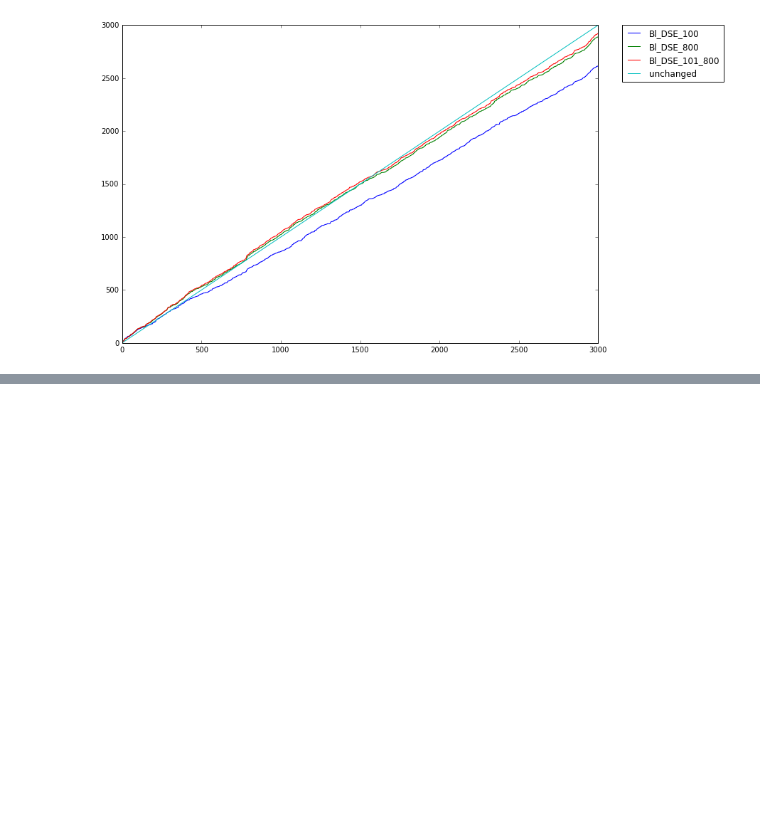
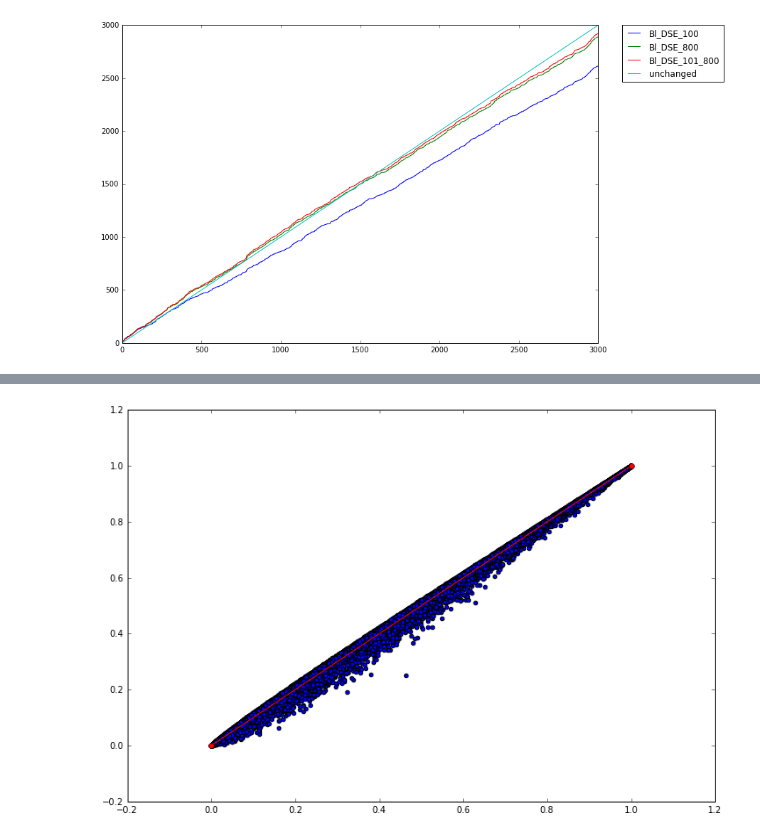
Before and after one commit to picrin/phdAll, a Jupyter notebook: masterBlood.ipynb, the cells around one changed output, grey strips where cells are left out. Saved outputs shown, nothing was run; the diff lists cells and outputs as text; code cells hidden in the pictures; blank space fills up the shorter version.

```diff
--- a/masterBlood.ipynb
+++ b/masterBlood.ipynb
@@ -646,6 +663,7 @@ There are various possibilities as to why that is:
 utils.executeNotebook("analyseLimma.ipynb", ".")
 # %%
 Adam2Genes = loadLimma("cleanedLimma")
+Adam2GenesPValue = loadLimmaPValue("cleanedLimma")
 # %%
 print("The most significant 10 genes")
 print(Adam2Genes[:10])
@@ -860,0 +906,25 @@ makeWilfsPlot(3000)
+# %%
+benjhoch[:10]
+
+idsToPairs = {}
+
+for id, gene in Adam2GenesPValue:
+    idsToPairs[id[1:]] = [gene]
+
+for gene, id in benjhoch:
+    idsToPairs[id].append(gene)
+
+idsToPairs
+
+pValues1 = [pValues[0] for key, pValues in idsToPairs.items()]
+pValues2 = [pValues[1] for key, pValues in idsToPairs.items()]
+
+plt.scatter(pValues1, pValues2)
+plt.plot([0,1], [0,1], 'ro-')
+
+x_label = "Limma"
+y_label="Adam"
+
+#sortedGenes[:10]
+# %% [output]
+[figure, added]
```
Also changed, not shown: parts of 10 cells of this notebook.
